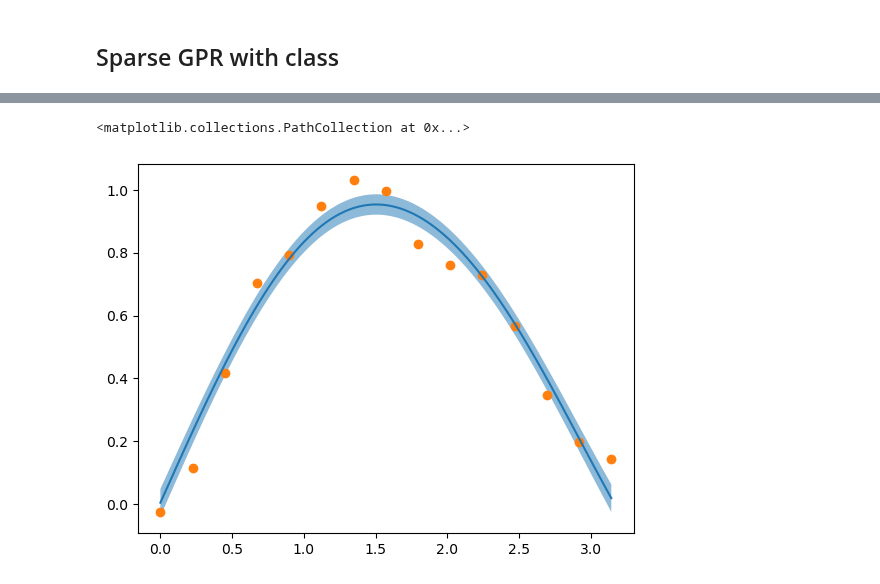
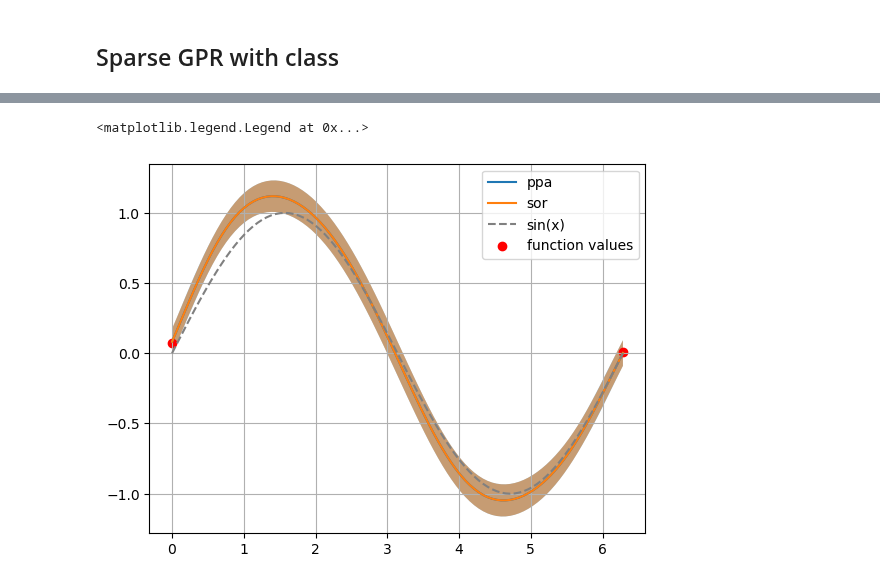
Before and after one commit to LukasEin/jaxgp, a Jupyter notebook: recover_from_derivatives.ipynb, the cells around one changed output, grey strips where cells are left out. Cells and saved outputs as stored; diff of their text form; code cells hidden in the pictures.

```diff
--- a/recover_from_derivatives.ipynb
+++ b/recover_from_derivatives.ipynb
@@ -365,25 +178,26 @@ class RBF:
 # %%
-bounds = np.array([0.0, np.pi])
+bounds = np.array([0.0, 2*np.pi])
 
 noise = 0.1
 
 length_scale = 1.0
 
-num_datapoints = 15
+num_datapoints = 2
 datagrid = np.linspace(*bounds,num_datapoints)
 data_values = func(datagrid,noise)
-derivative_values = grad_func(datagrid,noise)
+num_derivpoints = 10
+derivative_grid = np.linspace(*bounds,num_derivpoints)
+derivative_values = grad_func(derivative_grid,noise)
 
-X_data = np.concatenate((datagrid,datagrid))
+X_data = np.concatenate((datagrid,derivative_grid))
 Y_data = np.concatenate((data_values,derivative_values))
 
-referencegrid = datagrid
+num_referencepoints = 10
+referencegrid = np.linspace(*bounds,num_referencepoints)
 
 num_gridpoints = 101
 grid = np.linspace(*bounds,num_gridpoints)
 
 sparse_method = "ppa"
 
-kernel = RBF()
-model = sparseGPR(kernel,num_datapoints,num_datapoints,referencegrid,sparse_method=sparse_method,noise_var=noise**2)
-# model = sparseGPR(kernel,num_datapoints,0,referencegrid,noise)
+kernel = gpr.RBF_1D()
@@ -396,7 +204,26 @@ model.fit(X_data,Y_data)
-# %%
-plt.plot(grid,means)
-plt.fill_between(grid,means-stds,means+stds,alpha=0.5)
-plt.scatter(datagrid,data_values)
-# %% [output]
-<matplotlib.collections.PathCollection at 0x...>
-[figure, removed]
+# %%
+model = gpr.sparseGPR_1D(kernel,num_datapoints,num_derivpoints,referencegrid,sparse_method="ppa",noise_var=noise**2)
+model.fit(X_data,Y_data)
+(means_ppa, stds_ppa) = model.predict(grid,True)
+
+model = gpr.sparseGPR_1D(kernel,num_datapoints,num_derivpoints,referencegrid,sparse_method="sor",noise_var=noise**2)
+model.fit(X_data,Y_data)
+(means_sor, stds_sor) = model.predict(grid,True)
+
+# model = gpr.sparseGPR(gpr.RBF_1D(1.5),num_datapoints,num_derivpoints,referencegrid,sparse_method="ny",noise_var=noise**2)
+# model.fit(X_data,Y_data)
+# (means_ny, stds_ny) = model.predict(grid,True)
+# %%
+plt.plot(grid,means_ppa,label="ppa")
+plt.fill_between(grid,means_ppa-stds_ppa,means_ppa+stds_ppa,alpha=0.5)
+plt.plot(grid,means_sor,label="sor")
+plt.fill_between(grid,means_sor-stds_sor,means_sor+stds_sor,alpha=0.5)
+# plt.plot(grid,means_ny,label="ny")
+# plt.fill_between(grid,means_ny-stds_ny,means_ny+stds_ny,alpha=0.5)
+plt.plot(grid,func(grid),color="grey",ls="--",label="sin(x)")
+plt.scatter(datagrid,data_values,color="r",label="function values")
+plt.grid()
+plt.legend()
+# %% [output]
+<matplotlib.legend.Legend at 0x...>
+[figure, added]
```
Also changed, not shown: parts of 7 cells of this notebook, 3 other files.
